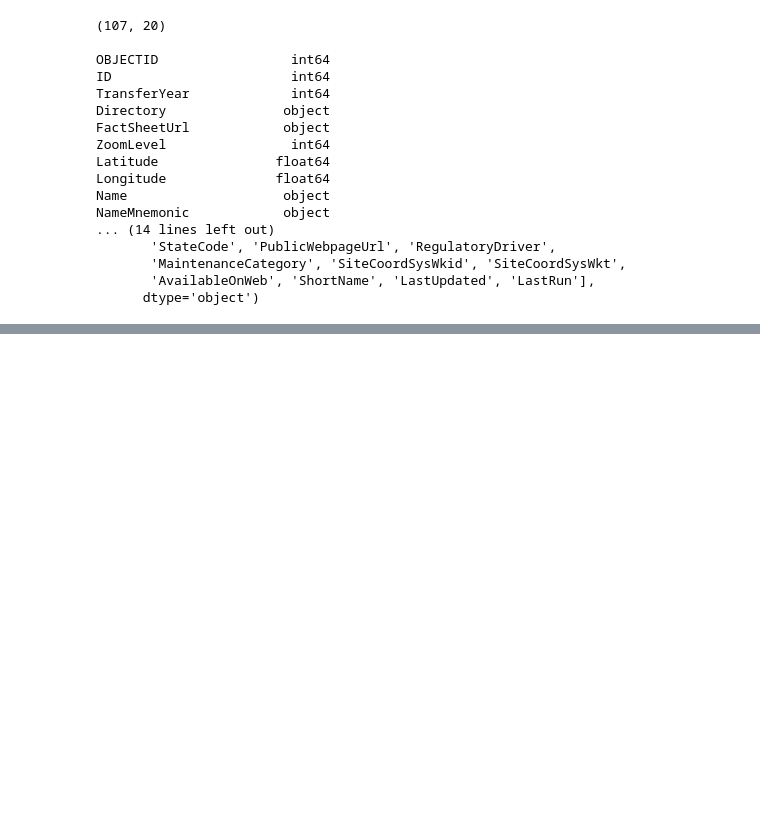
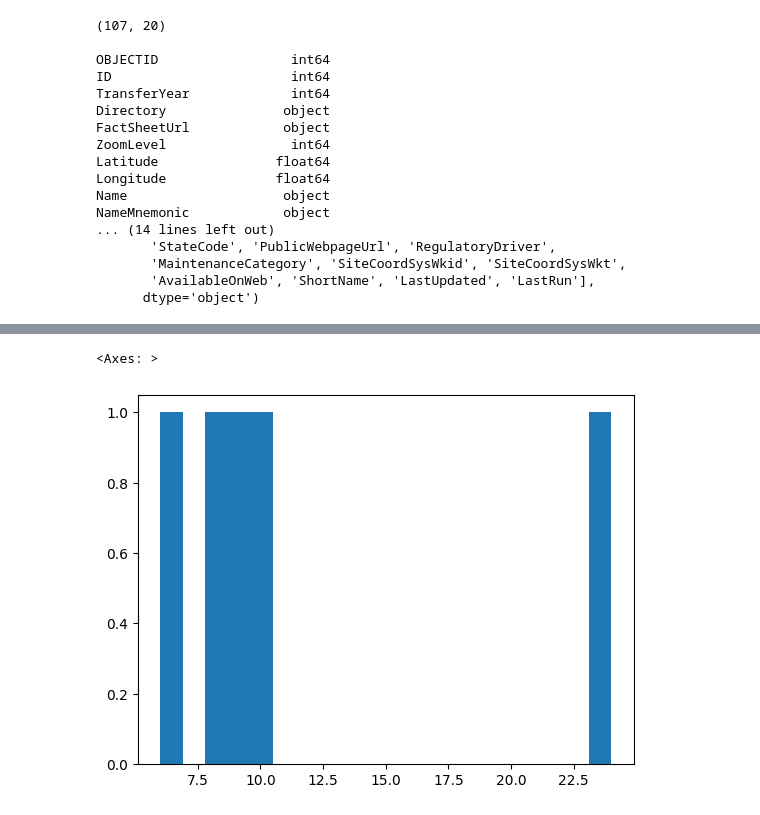
Before and after one commit to gffiveash/Labs, a Jupyter notebook: 01_api_calls/assignment_notebook.ipynb, the cells around one changed output, grey strips where cells are left out. Saved outputs shown, nothing was run; the diff lists cells and outputs as text; code cells hidden in the pictures; blank space fills up the shorter version.

```diff
--- a/01_api_calls/assignment_notebook.ipynb
+++ b/01_api_calls/assignment_notebook.ipynb
@@ -394,0 +372,5 @@ Name: count, dtype: int64
+# %%
+state_count=new_df['StateCode'].value_counts().head()
+print(state_count)
+state_count=pd.DataFrame(state_count)
+state_count.columns = ['Count']
@@ -400,3 +400,11 @@ TypeError: list indices must be integers or slices, not str
+# %%
+import matplotlib.pyplot as plt
+state_count = state_count.sort_values('Count', ascending=False) # Sort the DataFrame by 'Count' in descending order
+state_count = state_count.head(5) # Select the top 5 rows corresponding to the states with the highest counts
+state_count['Count'].hist(bins=20,grid=False)
+# %% [output]
+<Axes: >
+[figure, added]
 # %%
 #temp = df['attributes']
 #clean_values = []
```
Also changed, not shown: parts of 10 cells of this notebook.
